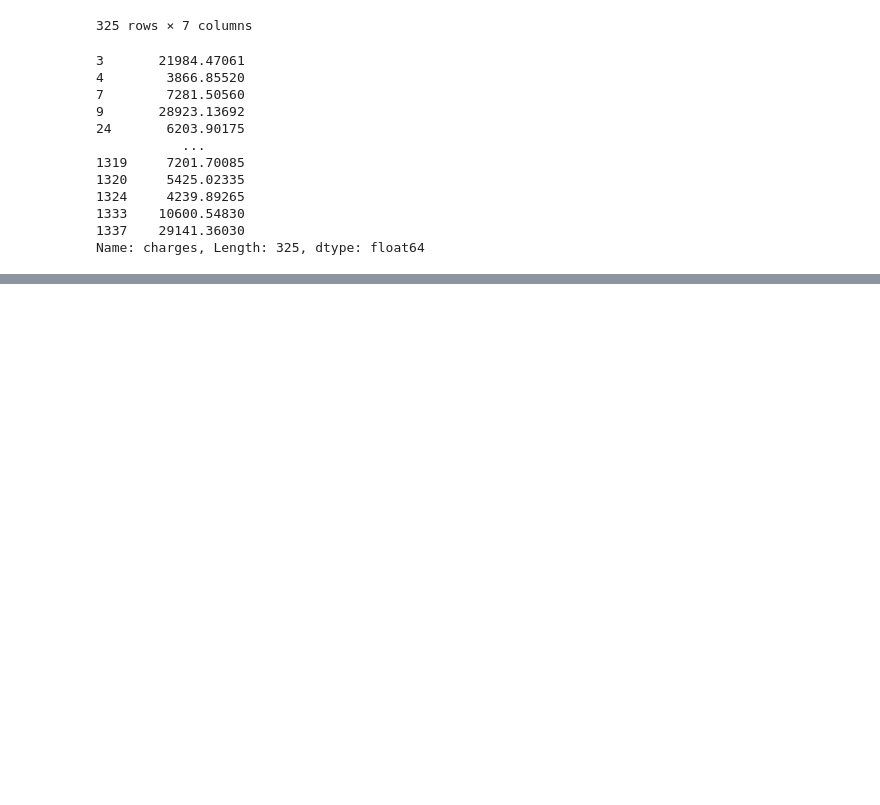
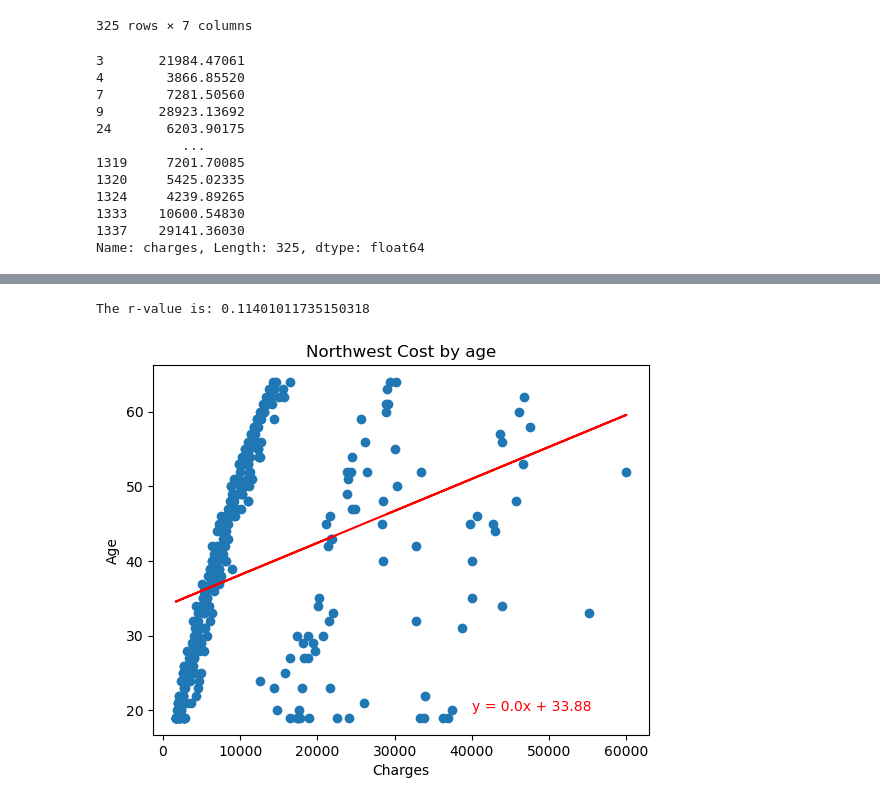
Before and after one commit to JohanaMarie/project_1, a Jupyter notebook: price_region.ipynb, the cells around one changed output, grey strips where cells are left out. Saved outputs shown, nothing was run; the diff lists cells and outputs as text; code cells hidden in the pictures; blank space fills up the shorter version.

```diff
--- a/price_region.ipynb
+++ b/price_region.ipynb
@@ -187,0 +222,11 @@ Name: charges, Length: 325, dtype: float64
+# %%
+#Plot NW
+
+x_values = northwest_df['charges']
+y_values = northwest_df['age']
+
+plot_linear_regression(x_values, y_values, 'Northwest Cost by age', 'Age',(40000, 20)
+                                                                    )
+# %% [output]
+The r-value is: 0.11401011735150318
+[figure, added]
```
Also changed, not shown: parts of 4 cells of this notebook.
